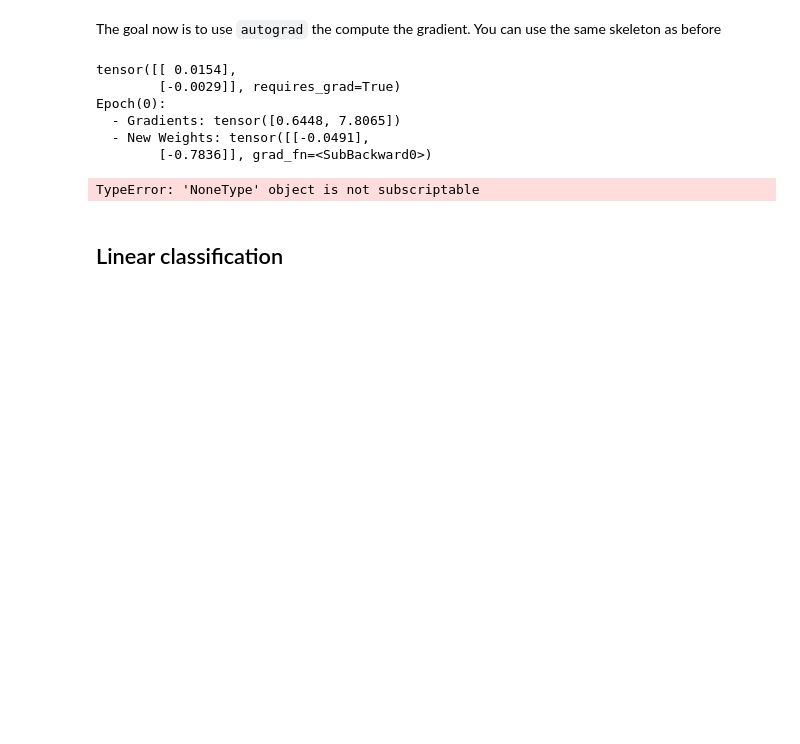
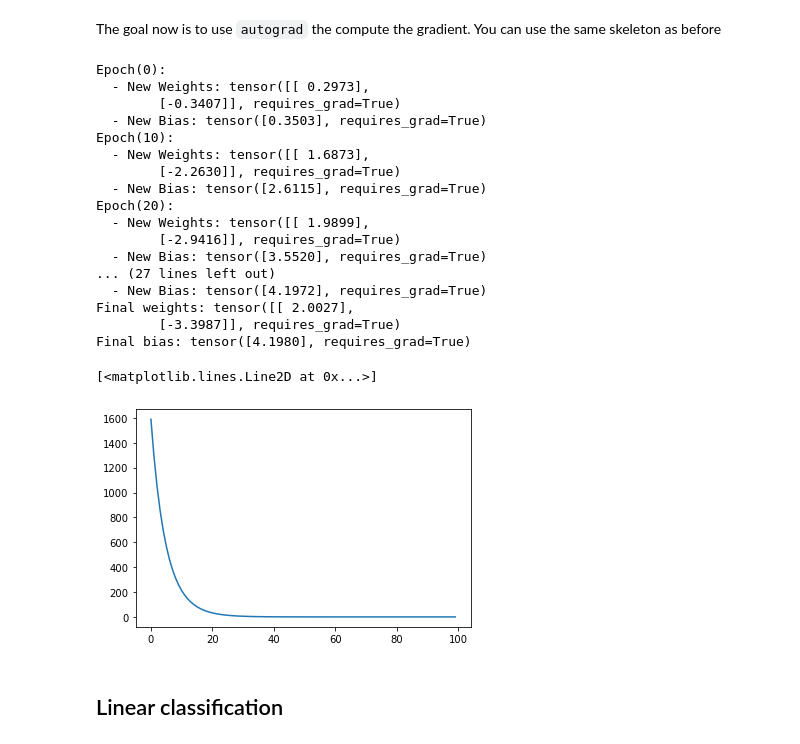
Before and after one commit to sixpointthree/jupyter-notebooks, a Jupyter notebook: Advanced Data Mining/LinearNetworks/aufgaben_linear_networks.ipynb, the cells around one changed output. Cells and saved outputs as stored; diff of their text form; code cells hidden in the pictures; blank space fills up the shorter version.

```diff
--- a/Advanced Data Mining/LinearNetworks/aufgaben_linear_networks.ipynb
+++ b/Advanced Data Mining/LinearNetworks/aufgaben_linear_networks.ipynb
@@ -123,43 +122,55 @@ You can use the same skeleton as before
 # %%
 torch.manual_seed(0)
 w = torch.normal(0, 0.01, size=(K,1), requires_grad=True)
-print(w)
-b = torch.zeros(1)
+b = torch.zeros(1, requires_grad=True)
 
 step = 0.1
 n_epoch = 100
 
 loss_arr = torch.zeros(n_epoch) # to record current loss
 
 for epoch in range(n_epoch):
     # 1.  Compute the prediction y_hat
     y_hat = linreg(X, w, b)
     # remember the loss for plotting it later
     loss = squared_loss(y_hat, y)
     loss_arr[epoch] = loss.detach()
+    # 2. Use the computed loss to compute the gradients
     loss.backward()
-    # 2. Use the computed loss to compute the gradients
-    gradients = torch.zeros(2)
-    for i in range(0, len(w)):
-        gradients[i] = w.grad[i]
-        w.grad[i].zero_()
-    # 3. Update the parameters, remember to zero the gradients
-    w = w - step * gradients.reshape(-1, 1)
+    with torch.no_grad():
+        w -= step*w.grad/n_samples
+        b -= step*b.grad/n_samples
+        w.grad.zero_()
+        b.grad.zero_()
 
     if epoch % 10 == 0:
         print(f"Epoch({epoch}):")
-        print(f"  - Gradients: {gradients}")
         print(f"  - New Weights: {w}")
+        print(f"  - New Bias: {b}")
+print(f"Final weights: {w}")
+print(f"Final bias: {b}")
 
 plt.plot(loss_arr)
 # %% [output]
-tensor([[ 0.0154],
-        [-0.0029]], requires_grad=True)
 Epoch(0):
-  - Gradients: tensor([0.6448, 7.8065])
-  - New Weights: tensor([[-0.0491],
-        [-0.7836]], grad_fn=<SubBackward0>)
+  - New Weights: tensor([[ 0.2973],
+        [-0.3407]], requires_grad=True)
+  - New Bias: tensor([0.3503], requires_grad=True)
+Epoch(10):
+  - New Weights: tensor([[ 1.6873],
+        [-2.2630]], requires_grad=True)
+  - New Bias: tensor([2.6115], requires_grad=True)
+Epoch(20):
+  - New Weights: tensor([[ 1.9899],
+        [-2.9416]], requires_grad=True)
+  - New Bias: tensor([3.5520], requires_grad=True)
+... (27 lines left out)
+  - New Bias: tensor([4.1972], requires_grad=True)
+Final weights: tensor([[ 2.0027],
+        [-3.3987]], requires_grad=True)
+Final bias: tensor([4.1980], requires_grad=True)
-TypeError: 'NoneType' object is not subscriptable
+[<matplotlib.lines.Line2D at 0x...>]
+[figure, added]
 # %% [markdown]
 ## Linear classification
 # %% [markdown]
```
Also changed, not shown: parts of 8 cells of this notebook.
